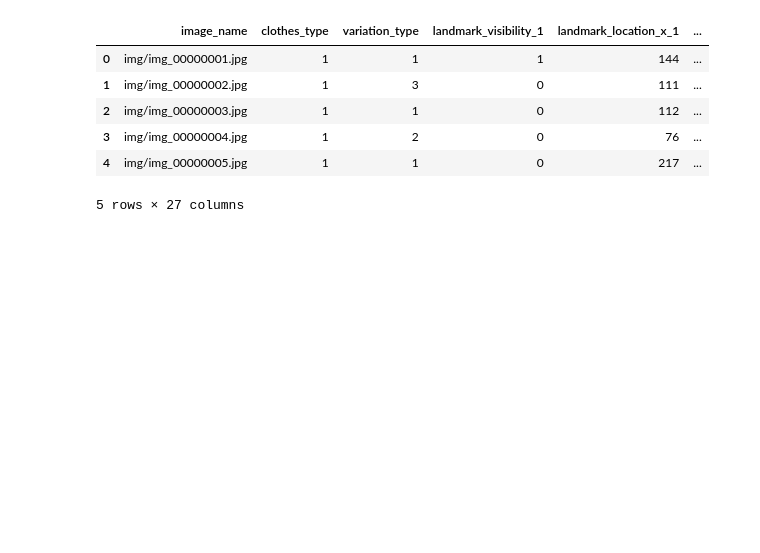
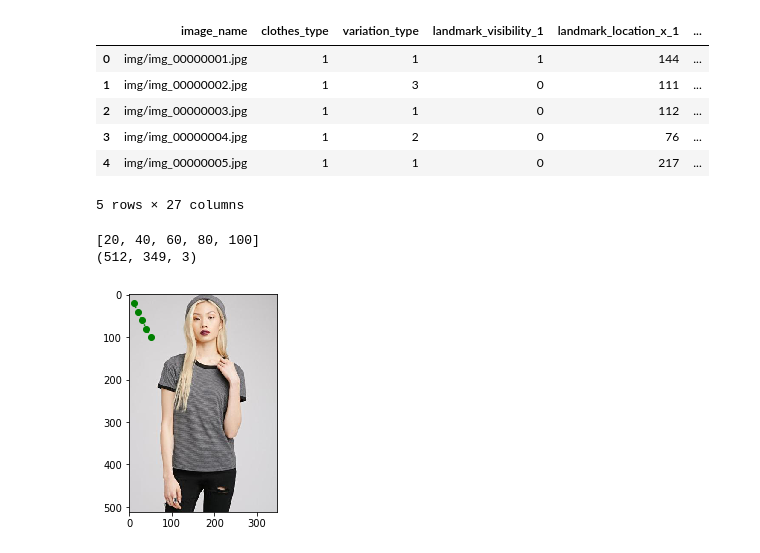
Before and after one commit to starbucksdolcelatte/FittingroomAnywhere, a Jupyter notebook: Segmentation/DeepFashion_visualize.ipynb, the cells around one changed output. Drawn from its saved outputs; the diff is of its cells as text; code cells hidden in the pictures; blank space fills up the shorter version.

Commit message:
plot x and y

```diff
--- a/Segmentation/DeepFashion_visualize.ipynb
+++ b/Segmentation/DeepFashion_visualize.ipynb
@@ -12,3 +18,22 @@ df.head()
 | 3 | img/img_00000004.jpg | 1 | 2 | 0 | 76 | ... |
 | 4 | img/img_00000005.jpg | 1 | 1 | 0 | 217 | ... |
 5 rows × 27 columns
+# %%
+import matplotlib.pyplot as plt
+import matplotlib.image as mpimg
+import numpy as np
+
+img = mpimg.imread('dataset/img/img_00000001.jpg')
+imgplot = plt.imshow(img)
+x = [10,20,30,40,50]
+y = [xx*2 for xx in x]
+print(y)
+plt.plot(x, y, label = 'y = x^2',
+           marker = 'o',
+          color = 'green',
+          linestyle = ':')
+print(np.shape(img))
+# %% [output]
+[20, 40, 60, 80, 100]
+(512, 349, 3)
+[figure, added]
```
Also changed, not shown: parts of 2 cells of this notebook.
